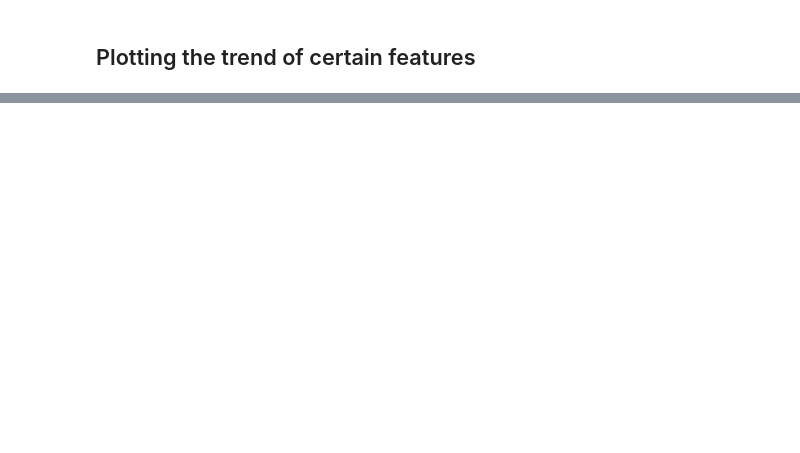
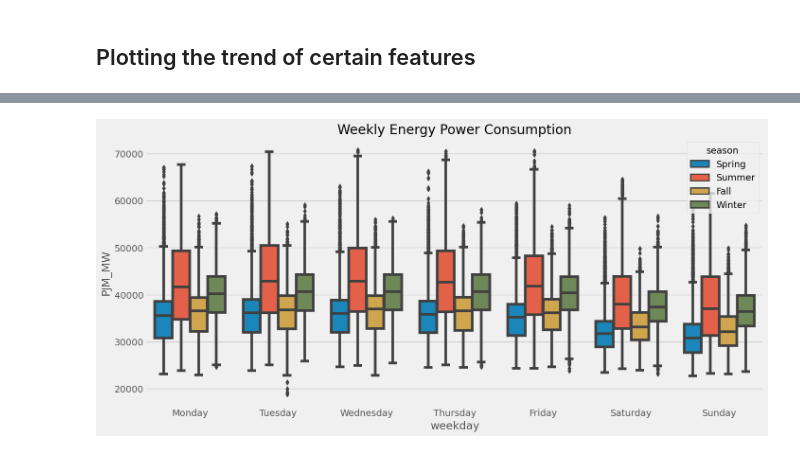
Before and after one commit to adnansherwani/Forecasting-DataModel, a Jupyter notebook: forecasting-energy-consumption.ipynb, the cells around one changed output, grey strips where cells are left out. Saved outputs shown, nothing was run; the diff lists cells and outputs as text; code cells hidden in the pictures; blank space fills up the shorter version.

Commit message:
Kaggle Notebook | Forecasting Energy Consumption | Version 3

```diff
--- a/forecasting-energy-consumption.ipynb
+++ b/forecasting-energy-consumption.ipynb
@@ -117,0 +118,7 @@ plt.show()
+# %%
+fig, ax = plt.subplots(figsize=(15,7))
+sns.boxplot(data=features_and_target.dropna(), x='weekday', y='PJM_MW', hue='season', ax =ax)
+ax.set_title('Weekly Energy Power Consumption')
+plt.show()
+# %% [output]
+[figure, added]
```
Also changed, not shown: parts of 17 cells of this notebook.
